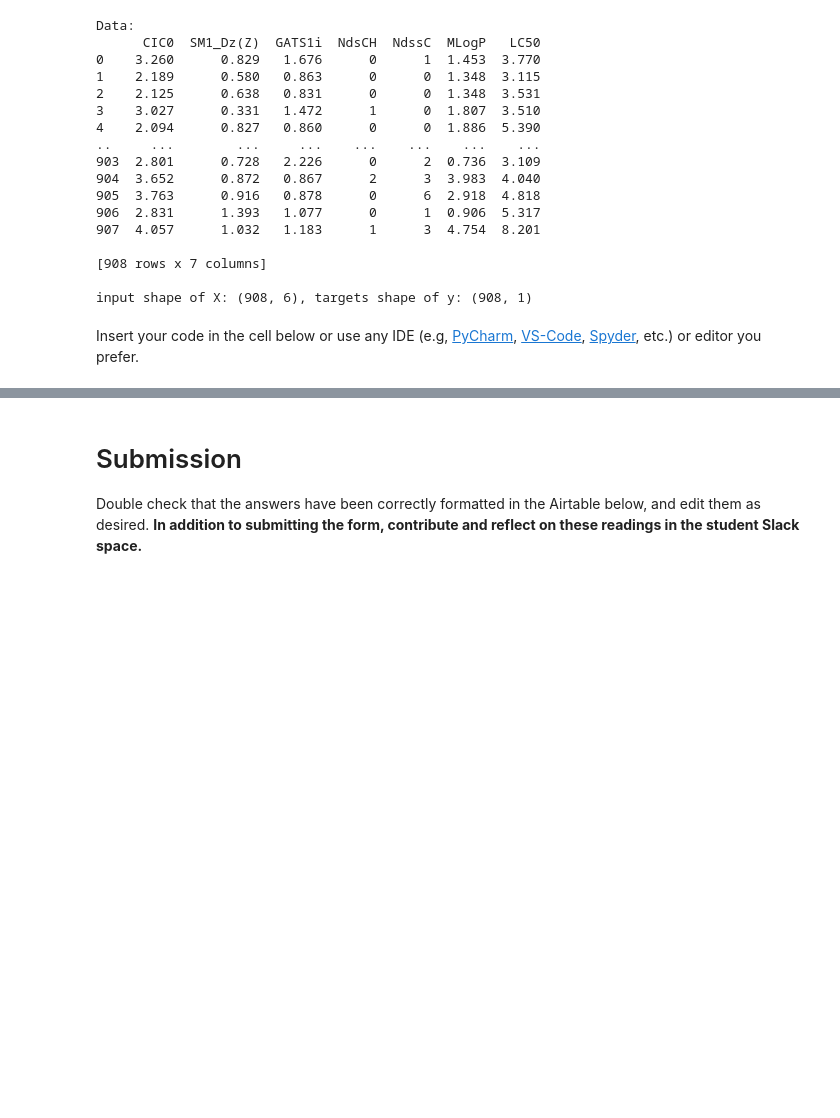
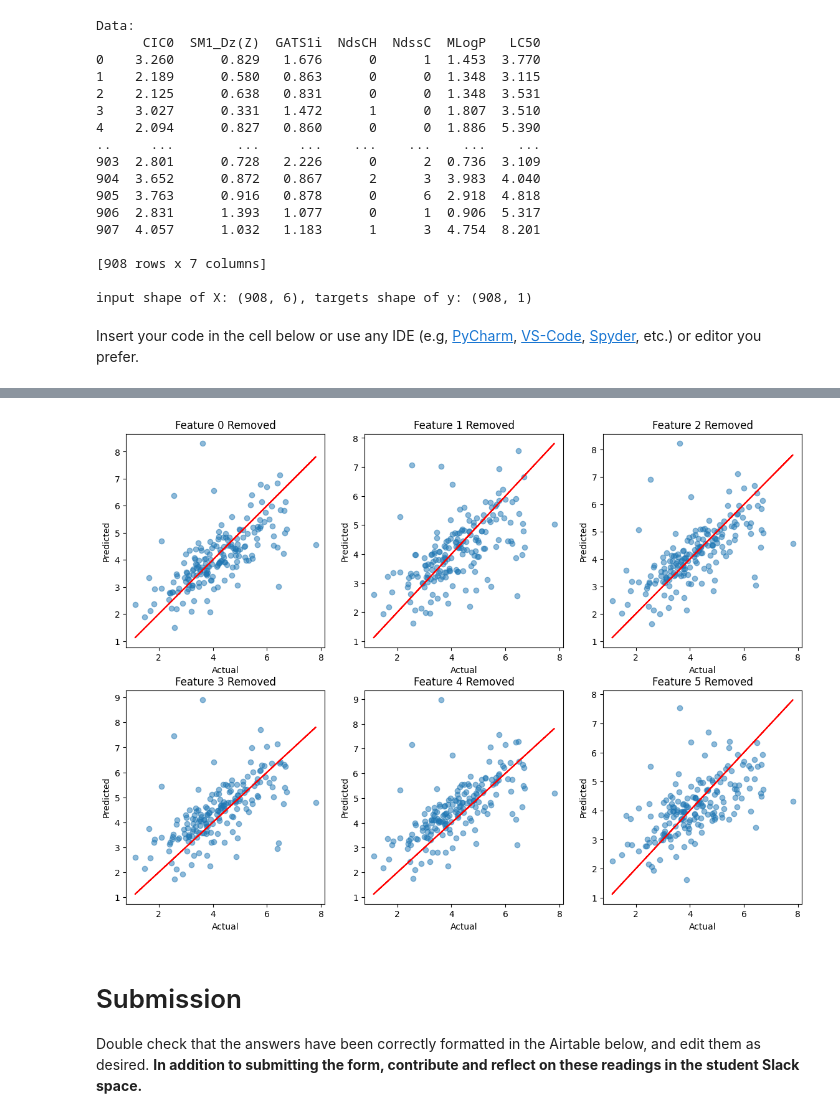
Before and after one commit to spatank/CIS-522, a Jupyter notebook: HW_2_SPP.ipynb, the cells around one changed output, grey strips where cells are left out. Cells and saved outputs as stored; diff of their text form; code cells hidden in the pictures; blank space fills up the shorter version.

```diff
--- a/HW_2_SPP.ipynb
+++ b/HW_2_SPP.ipynb
@@ -343,3 +346,23 @@ plt.show()
+# %%
+predictions = []
+
+for i in range(X_train.shape[1]):
+  X_train_mod = np.delete(X_train, i, 1)
+  X_test_mod = np.delete(X_test, i, 1)
+  outputs = train(X_train_mod, X_test_mod, y_train, y_test, \
+                  num_epochs, learning_rate)
+  predictions.append(outputs[0].detach().cpu().numpy())
+# %%
+fig = plt.figure(figsize = (14, 10), dpi = 100, facecolor = 'w', edgecolor = 'k')
+for i, preds in enumerate(predictions):
+  plt.subplot(2, 3, i + 1)
+  plt.scatter(y_test, preds, alpha = 0.5)
+  plt.plot(y_test, y_test, 'r')
+  plt.xlabel('Actual')
+  plt.ylabel('Predicted')
+  plt.title('Feature %d Removed' % i)
+# %% [output]
+[figure, added]
 # %%
 #@markdown **Student response**: Which is the most/less important feature of this dataset?
 dataset_features = '' #@param {type:"string"}
```
Also changed, not shown: parts of 3 cells of this notebook.
